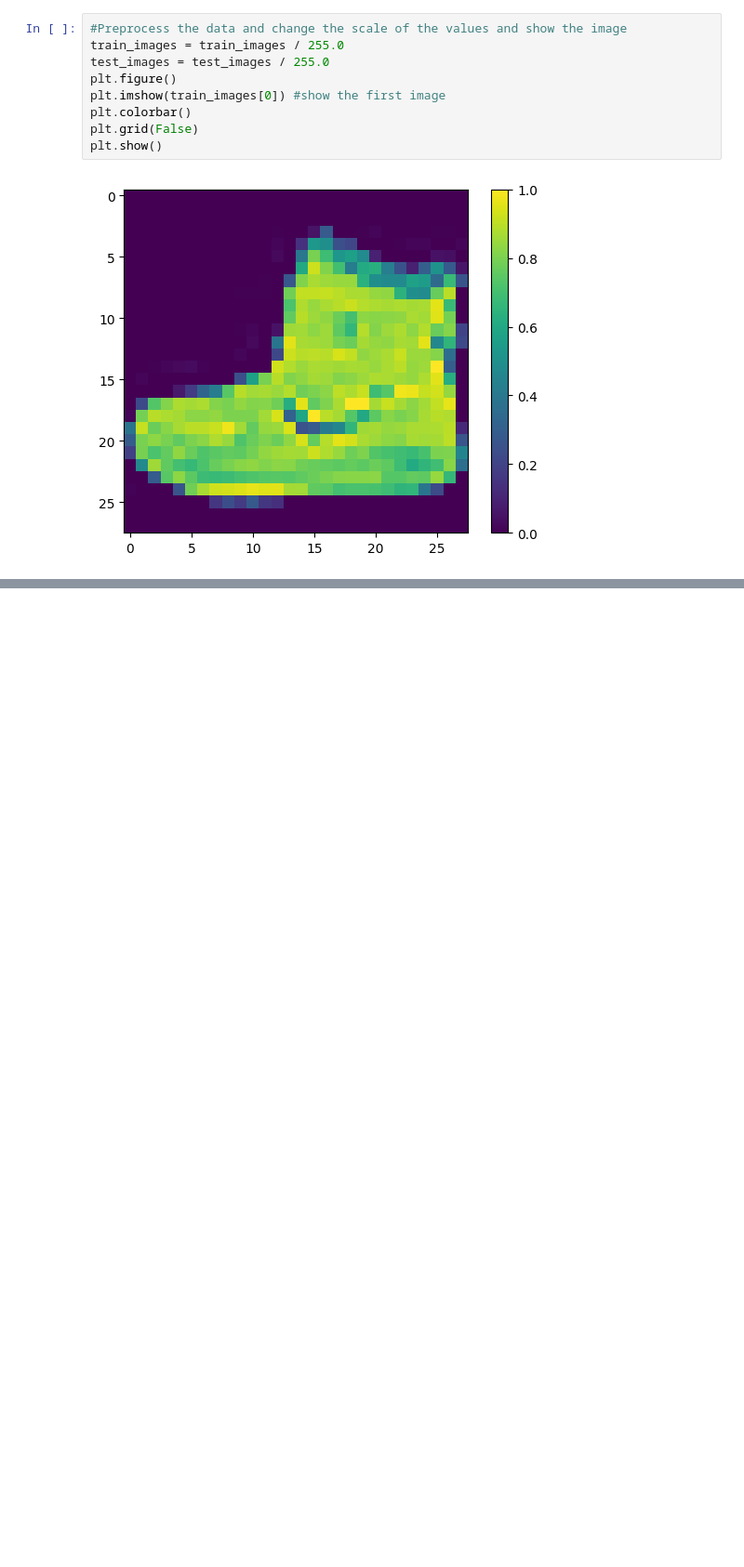
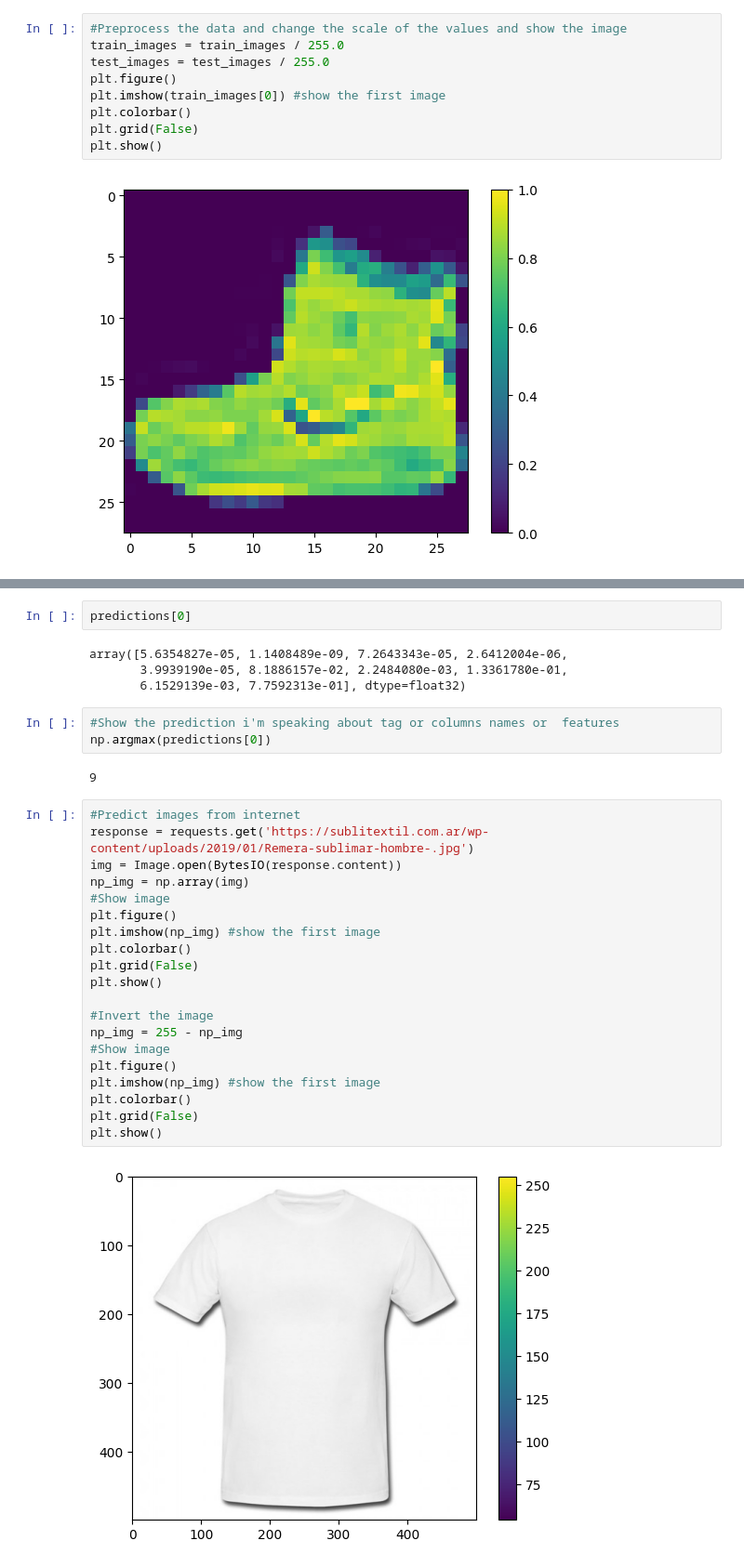
Before and after one commit to sanpedrofabianezequiel/python-neural-network, a Jupyter notebook: RekognitionImage.ipynb, the cells around one changed output, grey strips where cells are left out. Shown at 93% size. Saved outputs shown, nothing was run; the diff lists cells and outputs as text; blank space fills up the shorter version.

```diff
--- a/RekognitionImage.ipynb
+++ b/RekognitionImage.ipynb
@@ -99,0 +192,33 @@ plt.show()
+# %%
+predictions[0]
+# %% [output]
+array([5.6354827e-05, 1.1408489e-09, 7.2643343e-05, 2.6412004e-06,
+       3.9939190e-05, 8.1886157e-02, 2.2484080e-03, 1.3361780e-01,
+       6.1529139e-03, 7.7592313e-01], dtype=float32)
+# %%
+#Show the prediction i'm speaking about tag or columns names or  features
+np.argmax(predictions[0])
+# %% [output]
+9
+# %%
+#Predict images from internet
+response = requests.get('https://sublitextil.com.ar/wp-content/uploads/2019/01/Remera-sublimar-hombre-.jpg')
+img = Image.open(BytesIO(response.content))
+np_img = np.array(img)
+#Show image
+plt.figure()
+plt.imshow(np_img) #show the first image
+plt.colorbar()
+plt.grid(False)
+plt.show()
+
+#Invert the image
+np_img = 255 - np_img
+#Show image
+plt.figure()
+plt.imshow(np_img) #show the first image
+plt.colorbar()
+plt.grid(False)
+plt.show()
+# %% [output]
+[figure, added]
```
Also changed, not shown: parts of 23 cells of this notebook, 5 other files.
